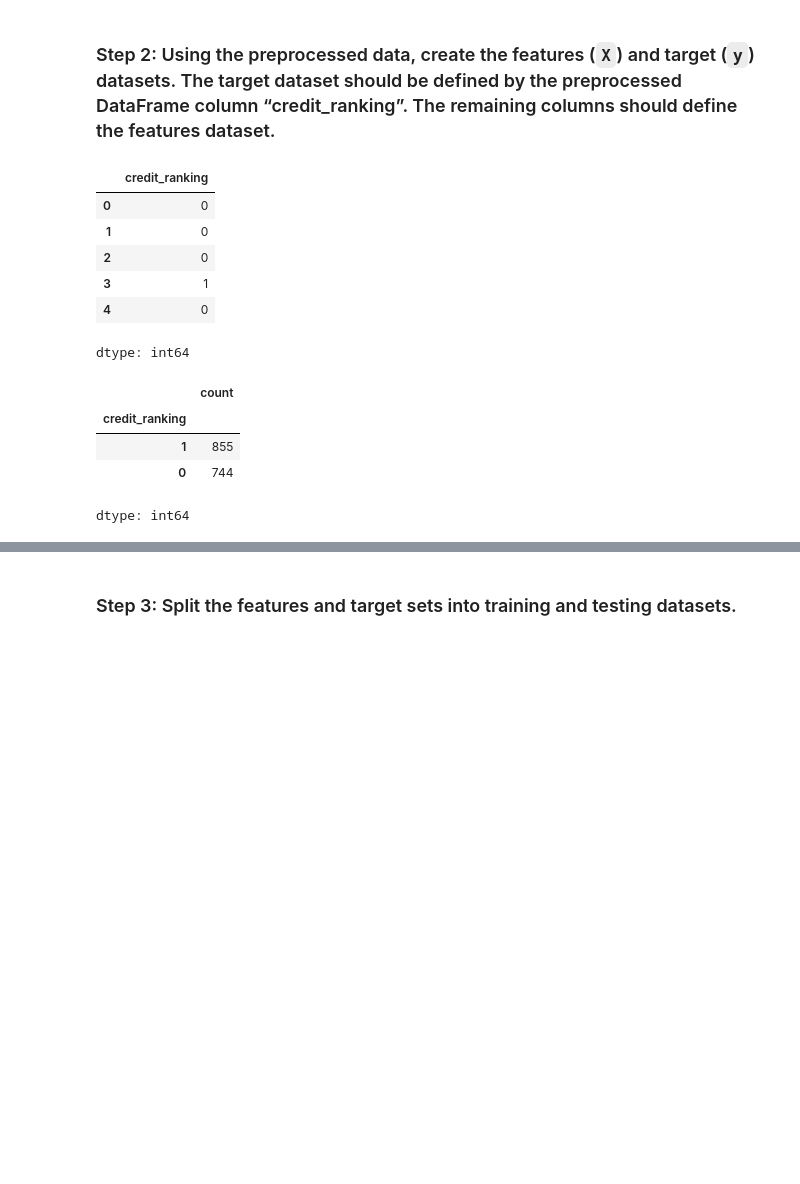
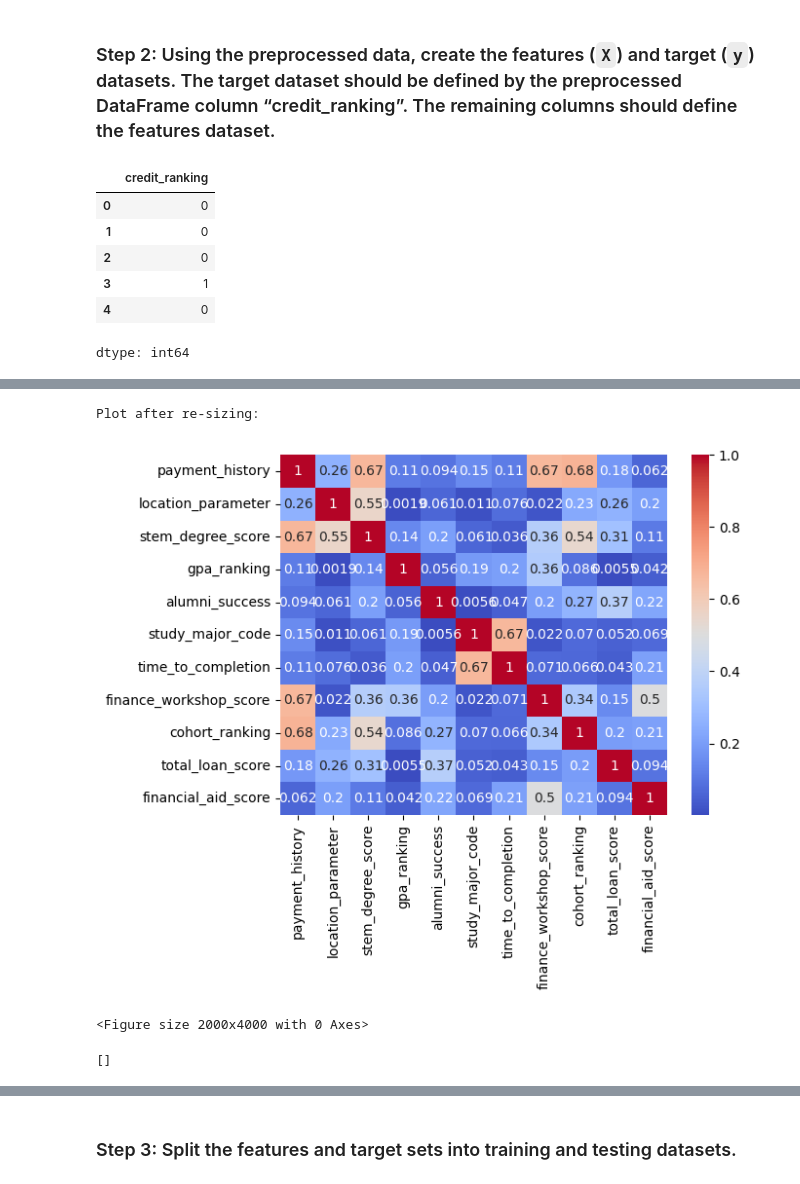
Before and after one commit to willablackmon/loan_predictions_deep_learning, a Jupyter notebook: student_loans_with_deep_learning.ipynb, the cells around one changed output, grey strips where cells are left out. Drawn from its saved outputs; the diff is of its cells as text; code cells hidden in the pictures; blank space fills up the shorter version.

```diff
--- a/student_loans_with_deep_learning.ipynb
+++ b/student_loans_with_deep_learning.ipynb
@@ -65,7 +65,6 @@ y = loans_df["credit_ranking"]
 
 # Display a sample of y
 display(y[:5])
-display(y.value_counts())
 # %% [output]
 |  | credit_ranking |
 | 0 | 0 |
@@ -74,11 +73,6 @@ display(y.value_counts())
 | 3 | 1 |
 | 4 | 0 |
 dtype: int64
-|  | count |
-| credit_ranking |  |
-| 1 | 855 |
-| 0 | 744 |
-dtype: int64
 # %%
 # Define features set X by selecting all columns but credit_ranking
 X = loans_df.drop(columns=["credit_ranking"])
@@ -92,3 +86,42 @@ display(X.head())
 | 2 | 7.8 | 0.76 | 0.04 | 2.3 | 0.092 | 15.0 | ... |
 | 3 | 11.2 | 0.28 | 0.56 | 1.9 | 0.075 | 17.0 | ... |
 | 4 | 7.4 | 0.70 | 0.00 | 1.9 | 0.076 | 11.0 | ... |
+# %%
+#########################################
+# SANDBOX: NOT USED...investigating features.
+#########################################
+
+#reduced.
+#  Look for highly Correlated Data and Remove
+# ---------------------------------------------------
+
+import numpy as np
+import seaborn as sns
+import matplotlib.pyplot as plt
+
+# Calculate correlation matrix
+corr_matrix = X.corr().abs()
+
+# Plot heatmap
+sns.heatmap(corr_matrix, annot=True, cmap='coolwarm')
+# plotting a line plot after changing it's width and height
+f = plt.figure()
+f.set_figwidth(20)
+f.set_figheight(40)
+
+print("Plot after re-sizing: ")
+plt.show()
+
+# Select upper triangle of correlation matrix
+upper = corr_matrix.where(np.triu(np.ones(corr_matrix.shape), k=1).astype(bool))
+
+# Find features with correlation greater than 0.8
+high_corr = [column for column in upper.columns if any(upper[column] > 0.8)]
+display(high_corr)
+
+# df.drop(columns=to_drop, inplace=True)
+# %% [output]
+Plot after re-sizing:
+[figure, added]
+<Figure size 2000x4000 with 0 Axes>
+[]
```
Also changed, not shown: parts of 27 cells of this notebook, 2 other files.
